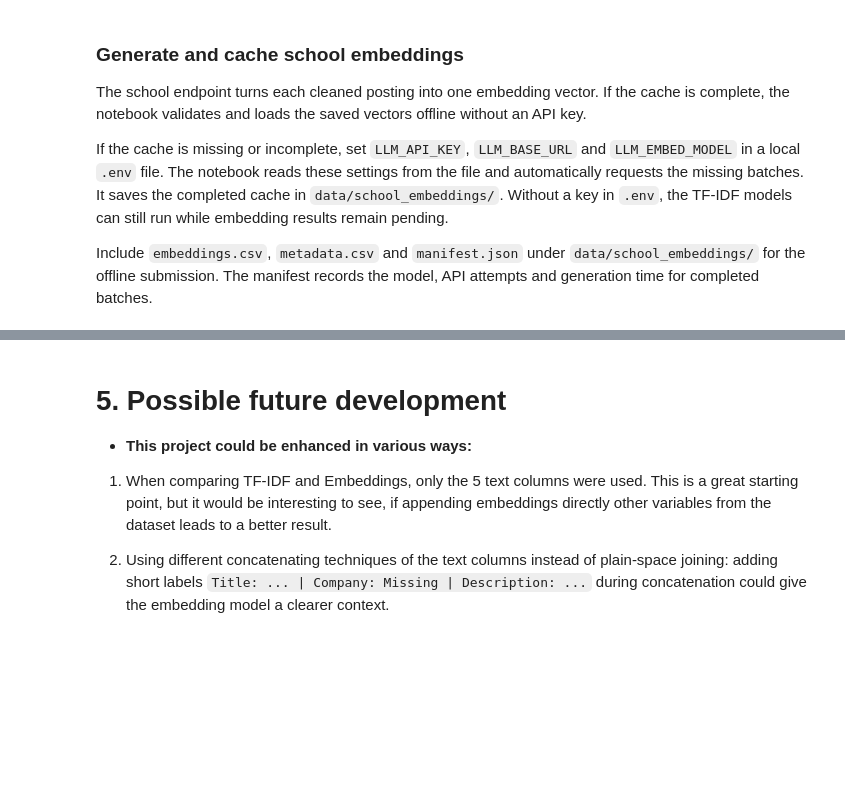
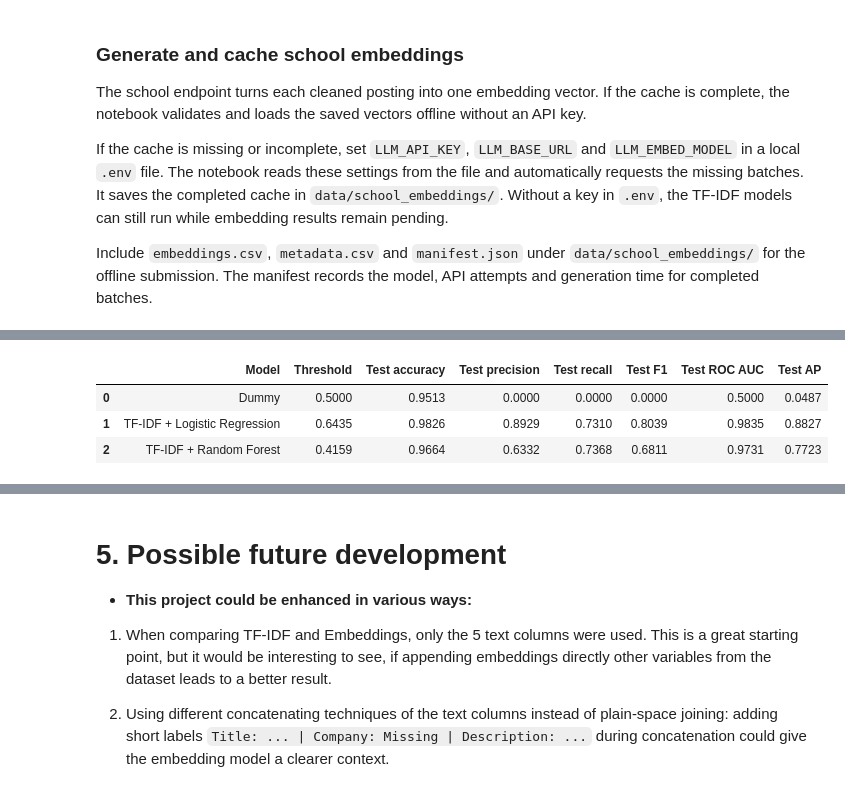
Before and after one commit to noamorii/4IZ582-fraudulent-job-detection, a Jupyter notebook: project.ipynb, the cells around one changed output, grey strips where cells are left out. Saved outputs shown, nothing was run; the diff lists cells and outputs as text; code cells hidden in the pictures; blank space fills up the shorter version.

```diff
--- a/project.ipynb
+++ b/project.ipynb
@@ -862,0 +1021,84 @@ Read across the matrix to compare classifiers on the same text representation. R
+# %%
+from sklearn.metrics import (
+    accuracy_score, precision_score, recall_score, f1_score,
+    roc_auc_score, average_precision_score,
+)
+
+def evaluate_test(models, test_df):
+    # Final evaluation only. Models and thresholds must already be fixed.
+    rows = []
+    predictions = []
+    actual = test_df["fraudulent"].to_numpy()
+
+    for name, (model, threshold) in models.items():
+        if name == "Dummy":
+            texts = test_df[["text"]]
+        else:
+            texts = test_df["text"]
+
+        # Column 1 contains the probability of fraud.
+        probabilities = model.predict_proba(texts)[:, 1]
+        if name == "Dummy":
+            predicted = model.predict(texts)
+        else:
+            predicted = (probabilities >= threshold).astype(int)
+
+        rows.append({
+            "Model": name,
+            "Threshold": threshold,
+            "Test accuracy": accuracy_score(actual, predicted),
+            "Test precision": precision_score(actual, predicted, zero_division=0),
+            "Test recall": recall_score(actual, predicted, zero_division=0),
+            "Test F1": f1_score(actual, predicted, zero_division=0),
+            "Test ROC AUC": roc_auc_score(actual, probabilities),
+            "Test AP": average_precision_score(actual, probabilities),
+        })
+        predictions.append({
+            "name": name, "actual": actual, "predicted": predicted,
+            "probabilities": probabilities, "threshold": threshold,
+        })
+
+    # Return the numbers and the plot data separately.
+    return pd.DataFrame(rows), predictions
+
+# Confirm the fitted models belong to the current training rows.
+for result in [dummy_result, tfidf_lr_result, tfidf_rf_result]:
+    assert result["train_ids"] == train_df["job_id"].tolist()
+
+models = {
+    "Dummy": (dummy_result["model"], 0.5),
+    "TF-IDF + Logistic Regression": (tfidf_lr_result["model"], tfidf_lr_result["threshold"]),
+    "TF-IDF + Random Forest": (tfidf_rf_result["model"], tfidf_rf_result["threshold"]),
+}
+test_results_path = Path("data/tfidf_test_results.joblib")
+if test_results_path.exists():
+    tfidf_test_saved = joblib.load(test_results_path)
+    print("Loaded saved test results; no new test predictions.")
+else:
+    results, predictions = evaluate_test(models, test_df)
+    tfidf_test_saved = {
+        "cv_method": "nested",
+        "results": results,
+        "predictions": predictions,
+        "test_ids": test_df["job_id"].tolist(),
+        "best_parameters": {
+            "Logistic Regression": tfidf_lr_result["best_params"],
+            "Random Forest": tfidf_rf_result["best_params"],
+        },
+    }
+    joblib.dump(tfidf_test_saved, test_results_path)
+
+assert tfidf_test_saved["cv_method"] == "nested"
+assert tfidf_test_saved["test_ids"] == test_df["job_id"].tolist()
+assert tfidf_test_saved["best_parameters"]["Logistic Regression"] == tfidf_lr_result["best_params"]
+assert tfidf_test_saved["best_parameters"]["Random Forest"] == tfidf_rf_result["best_params"]
+saved_predictions = tfidf_test_saved["predictions"]
+for item in saved_predictions:
+    assert np.array_equal(item["actual"], test_df["fraudulent"].to_numpy())
+    assert item["threshold"] == models[item["name"]][1]
+
+tfidf_test_metrics = tfidf_test_saved["results"]
+tfidf_test_metrics.to_csv("data/tfidf_test_metrics.csv", index=False)
+with pd.option_context("display.max_columns", None):
+    display(tfidf_test_metrics.round(4))
+# %% [output]
@@ -862,0 +1106,4 @@ Read across the matrix to compare classifiers on the same text representation. R
+|  | Model | Threshold | Test accuracy | Test precision | Test recall | Test F1 | Test ROC AUC | Test AP |
+| 0 | Dummy | 0.5000 | 0.9513 | 0.0000 | 0.0000 | 0.0000 | 0.5000 | 0.0487 |
+| 1 | TF-IDF + Logistic Regression | 0.6435 | 0.9826 | 0.8929 | 0.7310 | 0.8039 | 0.9835 | 0.8827 |
+| 2 | TF-IDF + Random Forest | 0.4159 | 0.9664 | 0.6332 | 0.7368 | 0.6811 | 0.9731 | 0.7723 |
```
Also changed, not shown: parts of 30 cells of this notebook, 11 other files.
